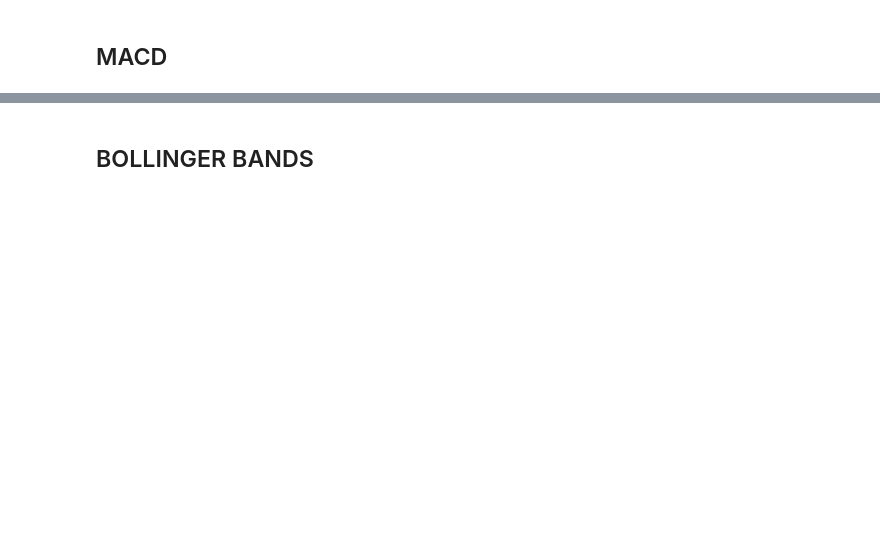
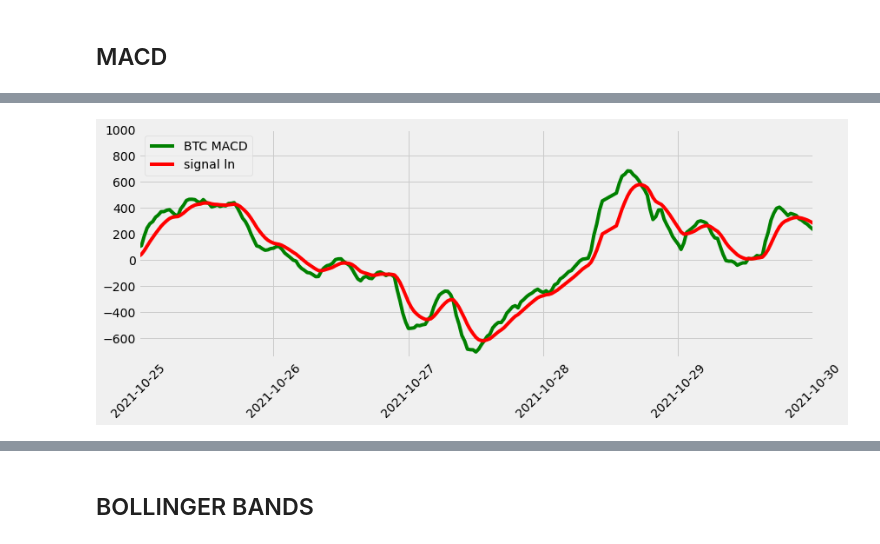
Before and after one commit to coldstrel/bitcoin_final, a Jupyter notebook: Team_4_Crypto_Bot.ipynb, the cells around one changed output, grey strips where cells are left out. Saved outputs shown, nothing was run; the diff lists cells and outputs as text; code cells hidden in the pictures; blank space fills up the shorter version.

```diff
--- a/Team_4_Crypto_Bot.ipynb
+++ b/Team_4_Crypto_Bot.ipynb
@@ -238,0 +342,15 @@ plt.show()
+# %%
+# plt chart
+initial_date = datetime(2021,10,25)
+final_date = datetime(2021,10,30)
+
+plt.figure(figsize=(12.4, 4.5))
+plt.plot(BTC_data_MACD_complete_df.MACD_line, label='BTC MACD', color='g')
+plt.plot(BTC_data_MACD_complete_df.Sig_line, label='signal ln', color='r')
+plt.legend(loc='upper left')
+plt.xlim([initial_date,final_date])
+plt.ylim([-750,1000])
+plt.xticks(rotation=45)
+plt.show()
+# %% [output]
+[figure, added]
```
Also changed, not shown: parts of 50 cells of this notebook.
